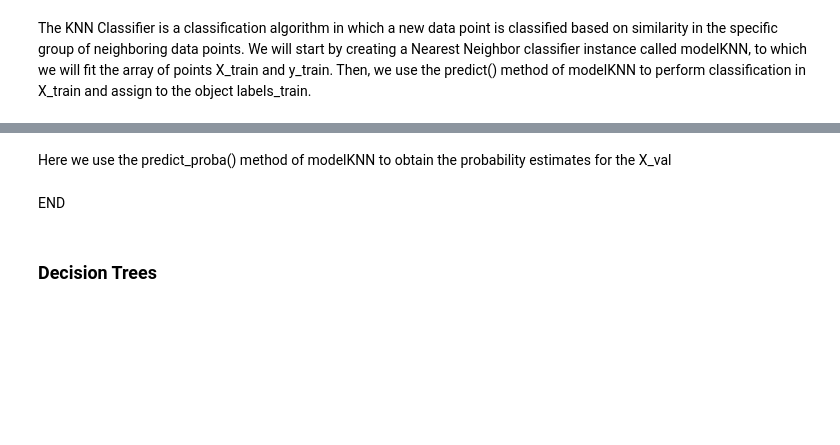
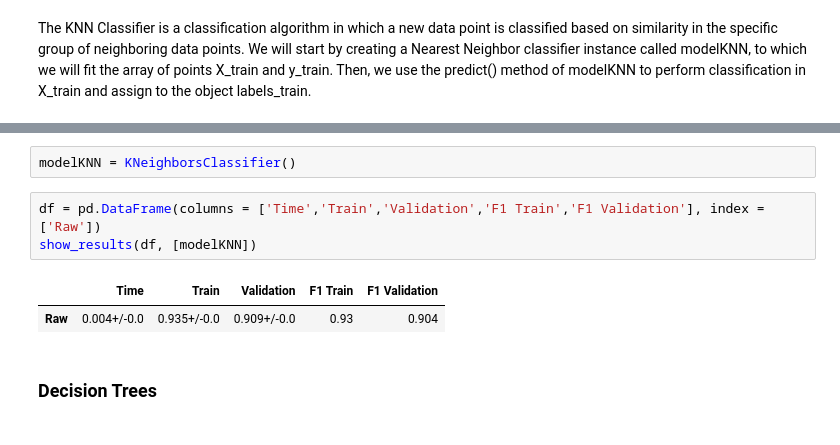
Before and after one commit to Leon209/Project_1-Supervised-Model, a Jupyter notebook: Project 1.ipynb, the cells around one changed output, grey strips where cells are left out. Drawn from its saved outputs; the diff is of its cells as text; blank space fills up the shorter version.

```diff
--- a/Project 1.ipynb
+++ b/Project 1.ipynb
@@ -692,7 +672,11 @@ weighted avg       0.91      0.91      0.91      5195
-# %% [markdown]
-<p>Here we use the predict_proba() method of modelKNN to obtain the probability estimates for the X_val
-# %% [markdown]
-END
+# %%
+modelKNN = KNeighborsClassifier()
+# %%
+df = pd.DataFrame(columns = ['Time','Train','Validation','F1 Train','F1 Validation'], index = ['Raw'])
+show_results(df, [modelKNN])
+# %% [output]
+|  | Time | Train | Validation | F1 Train | F1 Validation |
+| Raw | 0.004+/-0.0 | 0.935+/-0.0 | 0.909+/-0.0 | 0.93 | 0.904 |
 # %% [markdown]
 <h3>Decision Trees<h3>
 # %%
```
Also changed, not shown: parts of 44 cells of this notebook.
